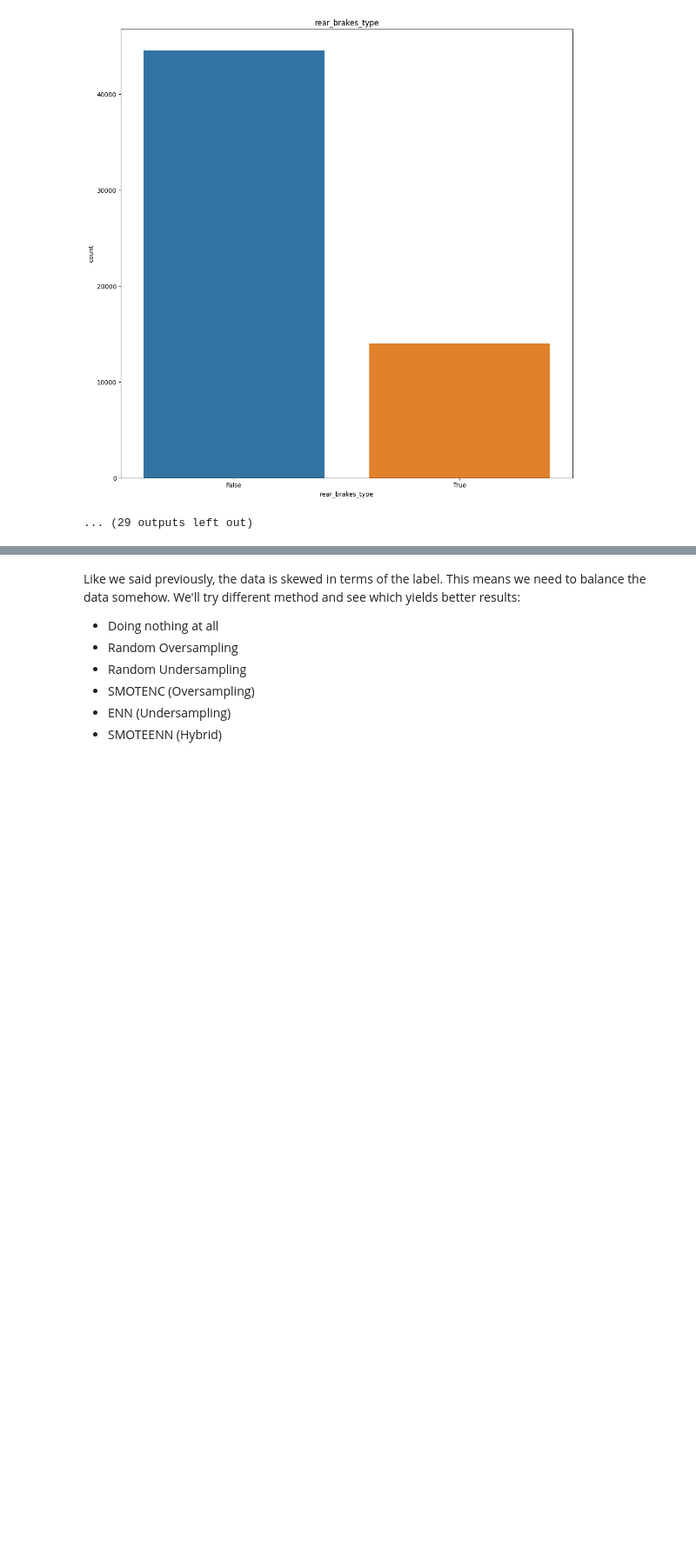
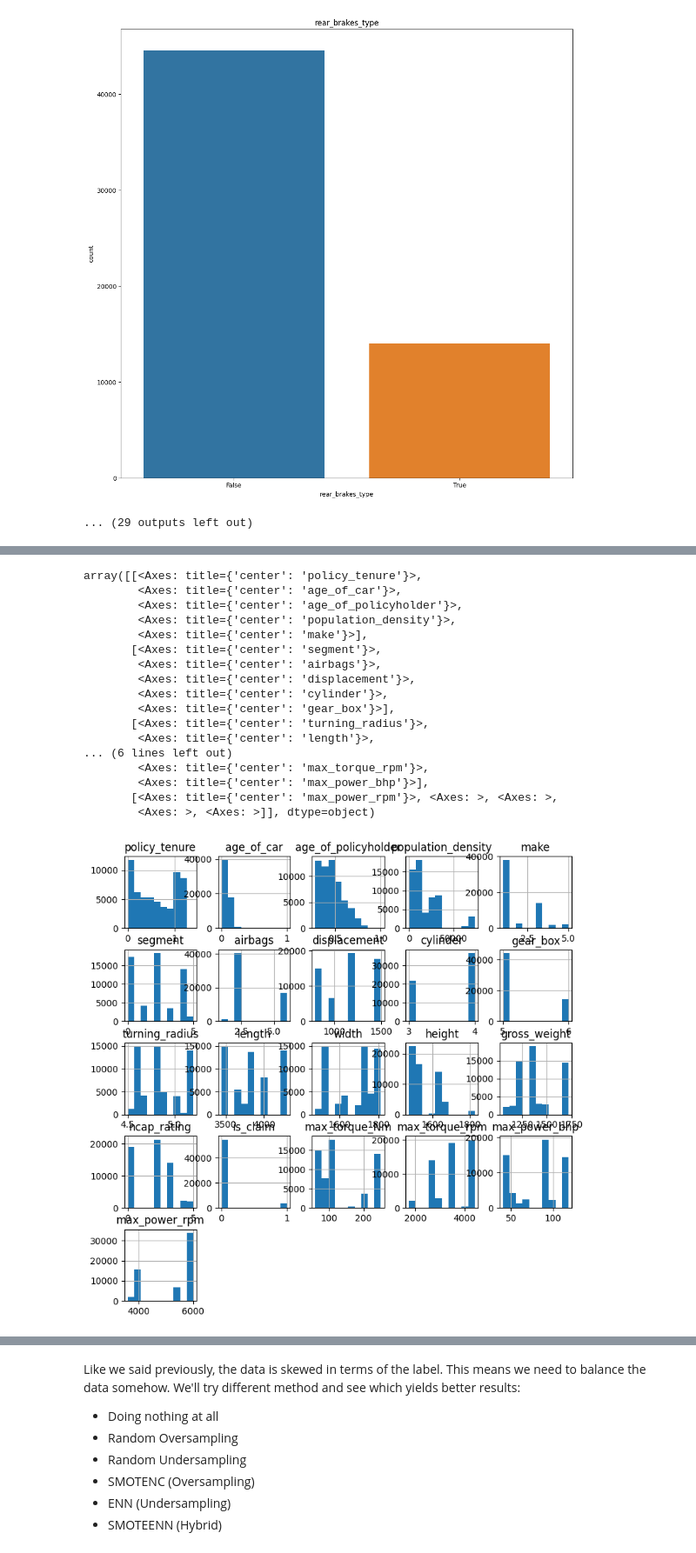
Before and after one commit to pedrogomes29/Car_Insurance_Claim_Prediction, a Jupyter notebook: main.ipynb, the cells around one changed output, grey strips where cells are left out. Shown at 87% size. Saved outputs shown, nothing was run; the diff lists cells and outputs as text; code cells hidden in the pictures; blank space fills up the shorter version.

```diff
--- a/main.ipynb
+++ b/main.ipynb
@@ -274,0 +276,21 @@ for i in cat_list:
+# %%
+data.hist(figsize=(9,9))
+# %% [output]
+array([[<Axes: title={'center': 'policy_tenure'}>,
+        <Axes: title={'center': 'age_of_car'}>,
+        <Axes: title={'center': 'age_of_policyholder'}>,
+        <Axes: title={'center': 'population_density'}>,
+        <Axes: title={'center': 'make'}>],
+       [<Axes: title={'center': 'segment'}>,
+        <Axes: title={'center': 'airbags'}>,
+        <Axes: title={'center': 'displacement'}>,
+        <Axes: title={'center': 'cylinder'}>,
+        <Axes: title={'center': 'gear_box'}>],
+       [<Axes: title={'center': 'turning_radius'}>,
+        <Axes: title={'center': 'length'}>,
+... (6 lines left out)
+        <Axes: title={'center': 'max_torque_rpm'}>,
+        <Axes: title={'center': 'max_power_bhp'}>],
+       [<Axes: title={'center': 'max_power_rpm'}>, <Axes: >, <Axes: >,
+        <Axes: >, <Axes: >]], dtype=object)
+[figure, added]
```
Also changed, not shown: parts of 36 cells of this notebook.
